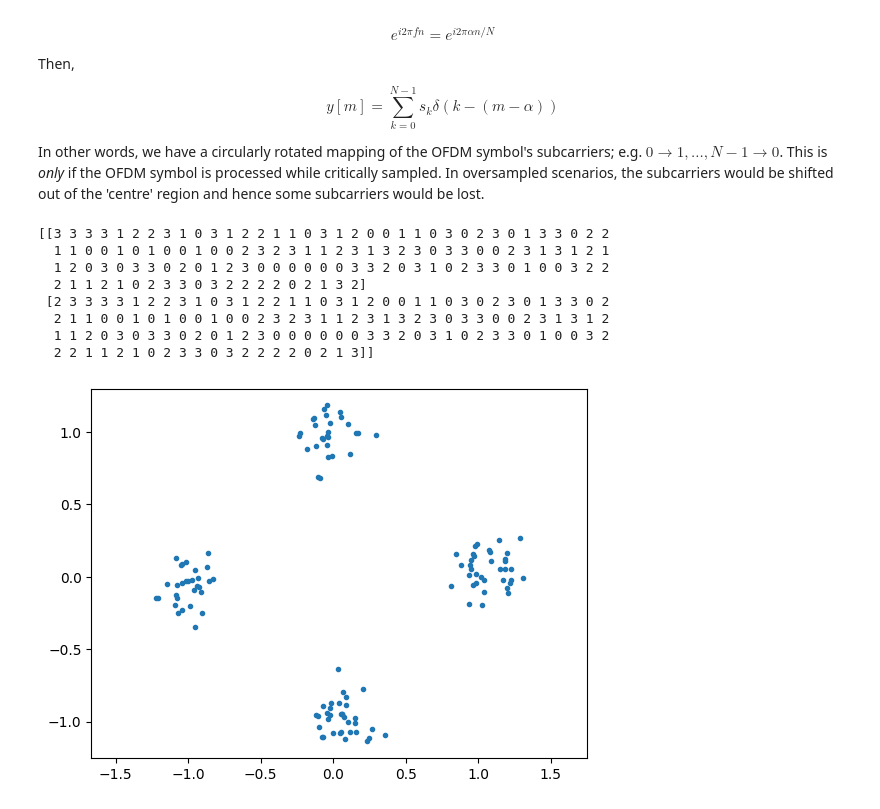
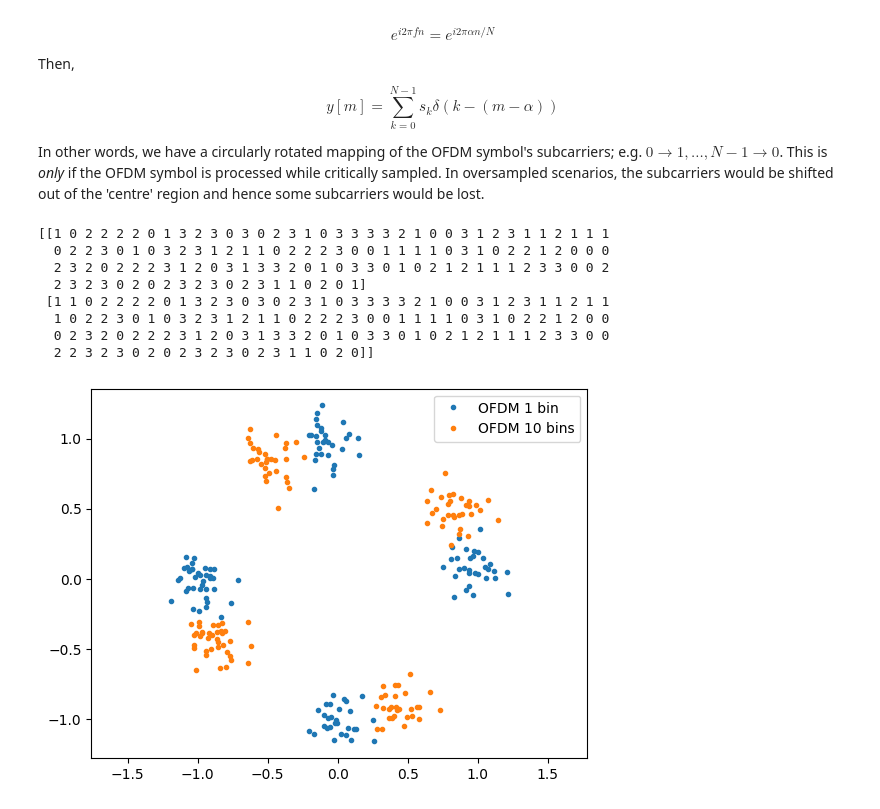
Before and after one commit to icyveins7/pydsproutines, a Jupyter notebook: notebooks/OFDM_Tutorial.ipynb, the cells around one changed output. Drawn from its saved outputs; the diff is of its cells as text; code cells hidden in the pictures.

Commit message:
add a small update to the freq offsets in ofdm notebook

```diff
--- a/notebooks/OFDM_Tutorial.ipynb
+++ b/notebooks/OFDM_Tutorial.ipynb
@@ -155,22 +155,30 @@ In other words, we have a circularly rotated mapping of the OFDM symbol's subcar
 # %%
 # Induce integer subcarrier frequency offset
 rxshift = rx * np.exp(1j*2*np.pi*1/(nfft*osr) * np.arange(rx.size))
 # Demod the OFDM symbol again
 rxshiftofdm = np.fft.fft(rxshift[osr:osr+ofdm.size*osr:osr])
+
+
+# Induce integer subcarrier frequency offset
+rxshift10 = rx * np.exp(1j*2*np.pi*10/(nfft*osr) * np.arange(rx.size))
+# Demod the OFDM symbol again
+rxshiftofdm10 = np.fft.fft(rxshift10[osr:osr+ofdm.size*osr:osr])
 # Show constellation
-plotConstellation(rxshiftofdm)
+plotConstellation([rxshiftofdm, rxshiftofdm10], fmt=['.','.'], labels=['OFDM 1 bin', 'OFDM 10 bins'])
+
+
 
 # Demod ofdm subcarriers
 demodshift = simpleSubcarrierDemod(rxshiftofdm)
 # We should see a rotation of 1 bin here
 print(np.vstack((bits, demodshift)))
 # %% [output]
-[[3 3 3 3 1 2 2 3 1 0 3 1 2 2 1 1 0 3 1 2 0 0 1 1 0 3 0 2 3 0 1 3 3 0 2 2
-  1 1 0 0 1 0 1 0 0 1 0 0 2 3 2 3 1 1 2 3 1 3 2 3 0 3 3 0 0 2 3 1 3 1 2 1
-  1 2 0 3 0 3 3 0 2 0 1 2 3 0 0 0 0 0 0 3 3 2 0 3 1 0 2 3 3 0 1 0 0 3 2 2
-  2 1 1 2 1 0 2 3 3 0 3 2 2 2 2 0 2 1 3 2]
- [2 3 3 3 3 1 2 2 3 1 0 3 1 2 2 1 1 0 3 1 2 0 0 1 1 0 3 0 2 3 0 1 3 3 0 2
-  2 1 1 0 0 1 0 1 0 0 1 0 0 2 3 2 3 1 1 2 3 1 3 2 3 0 3 3 0 0 2 3 1 3 1 2
-  1 1 2 0 3 0 3 3 0 2 0 1 2 3 0 0 0 0 0 0 3 3 2 0 3 1 0 2 3 3 0 1 0 0 3 2
-  2 2 1 1 2 1 0 2 3 3 0 3 2 2 2 2 0 2 1 3]]
+[[1 0 2 2 2 2 0 1 3 2 3 0 3 0 2 3 1 0 3 3 3 3 2 1 0 0 3 1 2 3 1 1 2 1 1 1
+  0 2 2 3 0 1 0 3 2 3 1 2 1 1 0 2 2 2 3 0 0 1 1 1 1 0 3 1 0 2 2 1 2 0 0 0
+  2 3 2 0 2 2 2 3 1 2 0 3 1 3 3 2 0 1 0 3 3 0 1 0 2 1 2 1 1 1 2 3 3 0 0 2
+  2 3 2 3 0 2 0 2 3 2 3 0 2 3 1 1 0 2 0 1]
+ [1 1 0 2 2 2 2 0 1 3 2 3 0 3 0 2 3 1 0 3 3 3 3 2 1 0 0 3 1 2 3 1 1 2 1 1
+  1 0 2 2 3 0 1 0 3 2 3 1 2 1 1 0 2 2 2 3 0 0 1 1 1 1 0 3 1 0 2 2 1 2 0 0
+  0 2 3 2 0 2 2 2 3 1 2 0 3 1 3 3 2 0 1 0 3 3 0 1 0 2 1 2 1 1 1 2 3 3 0 0
+  2 2 3 2 3 0 2 0 2 3 2 3 0 2 3 1 1 0 2 0]]
-[figure, old version]
+[figure, new version]
```
Also changed, not shown: parts of 1 cell of this notebook.
